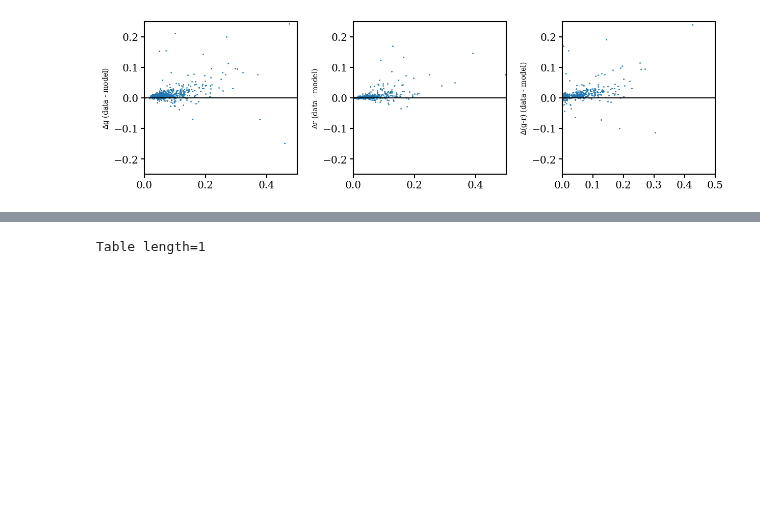
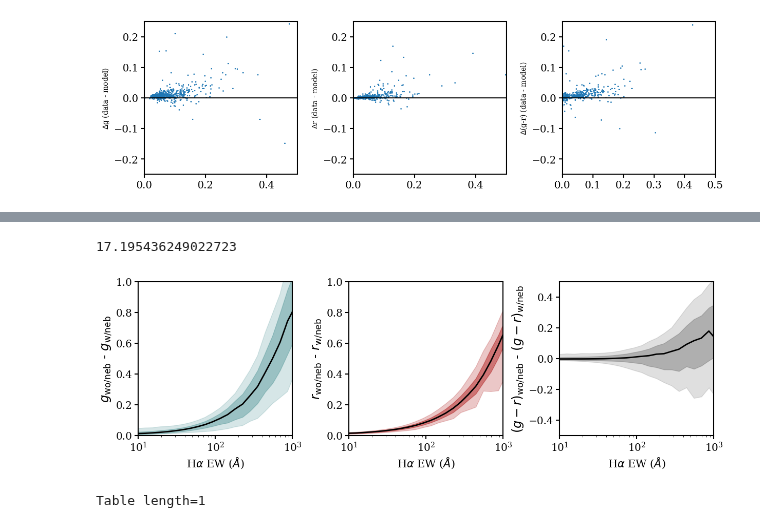
Before and after one commit to virajvman/desi_dwarfs, a Jupyter notebook: notebooks/catalog_paper/stellar_mass_investigate.ipynb, the cells around one changed output, grey strips where cells are left out. Drawn from its saved outputs; the diff is of its cells as text; code cells hidden in the pictures; blank space fills up the shorter version.

```diff
--- a/notebooks/catalog_paper/stellar_mass_investigate.ipynb
+++ b/notebooks/catalog_paper/stellar_mass_investigate.ipynb
@@ -204,4 +207,6 @@ plt.show()
 # %% [output]
 [figure]
 # %%
-# result[g_model_diff > 0.4]
+# temp = Table.read("/pscratch/sd/v/virajvm/catalog_dr1_dwarfs/model_photometry_diffs_BGS_BRIGHT.fits")
+cat = Table.read("/pscratch/sd/v/virajvm/catalog_dr1_dwarfs/iron_bgs_bright_filter_zsucc_zrr02_allfracflux_INT_V2_NEBCORR.fits")
+snr_mask  =  ( (cat["HALPHA_EW"].data * np.sqrt(cat["HALPHA_EW_IVAR"]) ) > 3) & (cat["HALPHA_EW"] > 10)
@@ -207,0 +229,4 @@ plt.show()
+# %%
+np.sqrt(1/0.003382)
+# %% [output]
+17.195436249022723
@@ -207,0 +237,55 @@ plt.show()
+# %%
+import numpy as np
+
+fig, ax = make_subplots(ncol=3, nrow=1, return_fig=True)
+
+# Log-spaced x bins
+x_bins = np.logspace(np.log10(7), np.log10(1.5e3), 25)
+
+# Panel 0
+x0 = cat["HALPHA_EW"].data[snr_mask]
+y0 = cat["DELTA_MAG_G_NEB"].data[snr_mask]
+# ax[0].scatter(x0, y0, s=1, alpha=0.3)
+c0 = get_contours(x0, y0, x_bins, sigs=True)
+col0 = "cadetblue"
+ax[0].plot(c0["bin_cents"], c0["median"], color="k", lw=2)
+ax[0].fill_between(c0["bin_cents"], c0["sig1_low"], c0["sig1_high"], alpha=0.5, color=col0)
+ax[0].fill_between(c0["bin_cents"], c0["sig2_low"], c0["sig2_high"], alpha=0.25, color=col0)
+
+# Panel 1
+x1 = cat["HALPHA_EW"].data[snr_mask]
+y1 = cat["DELTA_MAG_R_NEB"].data[snr_mask]
+# ax[1].scatter(x1, y1, s=1, alpha=0.3)
+col1 = "firebrick"
+c1 = get_contours(x1, y1, x_bins, sigs=True)
+ax[1].plot(c1["bin_cents"], c1["median"], color="k", lw=2)
+ax[1].fill_between(c1["bin_cents"], c1["sig1_low"], c1["sig1_high"], alpha=0.5, color=col1)
+ax[1].fill_between(c1["bin_cents"], c1["sig2_low"], c1["sig2_high"], alpha=0.25, color=col1)
+
+# Panel 2
+x2 = cat["HALPHA_EW"].data[snr_mask]
+y2 = cat["DELTA_MAG_G_NEB"].data[snr_mask] - cat["DELTA_MAG_R_NEB"].data[snr_mask]
+# ax[2].scatter(x2, y2, s=1, alpha=0.3)
+col2 = "grey"
+c2 = get_contours(x2, y2, x_bins, sigs=True)
+ax[2].plot(c2["bin_cents"], c2["median"], color="k", lw=2)
+ax[2].fill_between(c2["bin_cents"], c2["sig1_low"], c2["sig1_high"], alpha=0.5, color=col2)
+ax[2].fill_between(c2["bin_cents"], c2["sig2_low"], c2["sig2_high"], alpha=0.25, color=col2)
+
+for axi in ax:
+    axi.set_xlim([10, 1e3])
+    axi.set_xscale("log")
+    axi.set_ylim([0, 1])
+    axi.set_xlabel(r"H$\alpha$ EW ($\AA$)",fontsize = 15)
+
+ax[2].set_ylim([-0.5, 0.5])
+
+ax[0].set_ylabel(r"$g_{\rm wo/neb}$ - $g_{\rm w/neb}$",fontsize = 17.5)
+ax[1].set_ylabel(r"$r_{\rm wo/neb}$ - $r_{\rm w/neb}$",fontsize = 17.5)
+ax[2].set_ylabel(r"$(g-r)_{\rm wo/neb}$ - $(g-r)_{\rm w/neb}$",fontsize = 17.5)
+
+
+
+plt.show()
+# %% [output]
+[figure, added]
```
Also changed, not shown: parts of 8 cells of this notebook, 1 other file.
